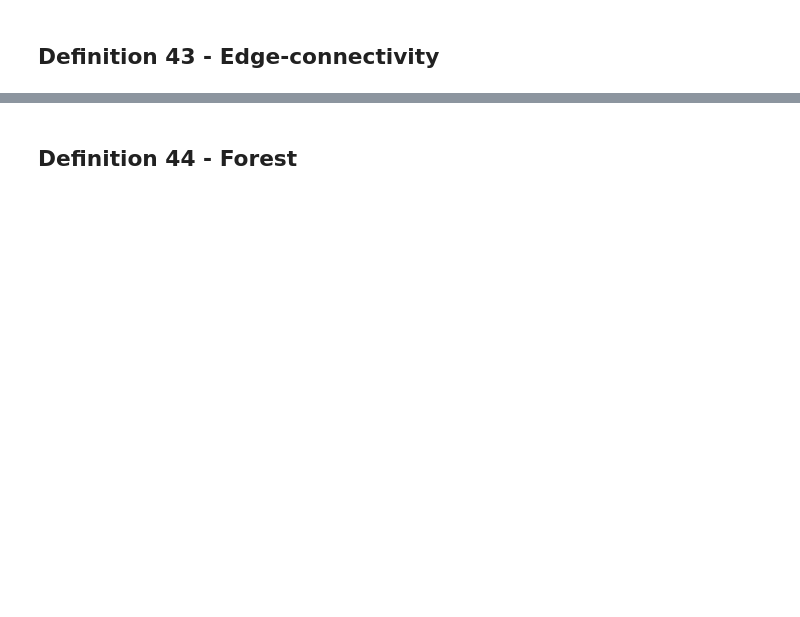
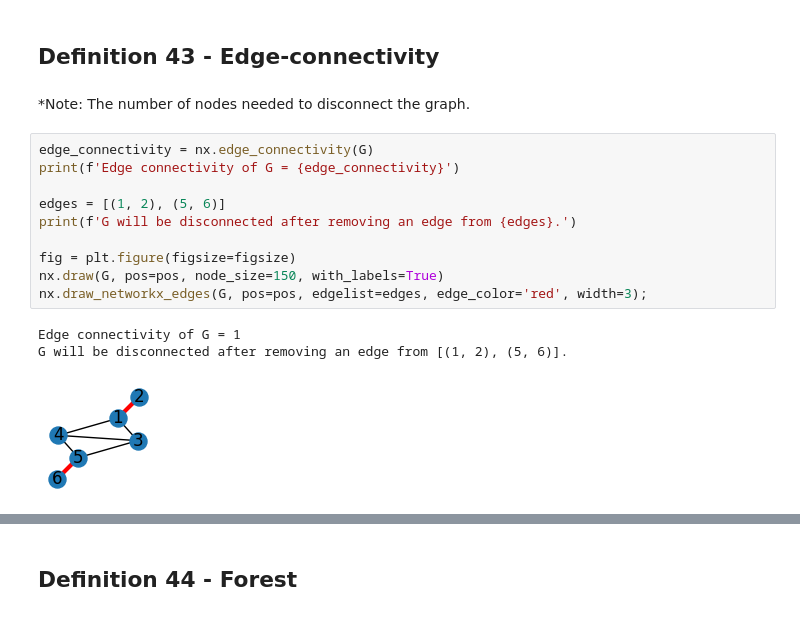
Before and after one commit to lipinski/graph-theory, a Jupyter notebook: definitions.ipynb, the cells around one changed output, grey strips where cells are left out. Saved outputs shown, nothing was run; the diff lists cells and outputs as text; blank space fills up the shorter version.

```diff
--- a/definitions.ipynb
+++ b/definitions.ipynb
@@ -823,2 +871,20 @@ If $|G|>1$ and $G-F$ is connected for every set $F\subseteq E$ of fewer than $l$
 # %% [markdown]
 ## Definition 43 - Edge-connectivity
+# %% [markdown]
+
+
+*Note: The number of nodes needed to disconnect the graph.
+# %%
+edge_connectivity = nx.edge_connectivity(G)
+print(f'Edge connectivity of G = {edge_connectivity}')
+
+edges = [(1, 2), (5, 6)]
+print(f'G will be disconnected after removing an edge from {edges}.')
+
+fig = plt.figure(figsize=figsize)
+nx.draw(G, pos=pos, node_size=150, with_labels=True)
+nx.draw_networkx_edges(G, pos=pos, edgelist=edges, edge_color='red', width=3);
+# %% [output]
+Edge connectivity of G = 1
+G will be disconnected after removing an edge from [(1, 2), (5, 6)].
+[figure, added]
```
Also changed, not shown: parts of 18 cells of this notebook.
